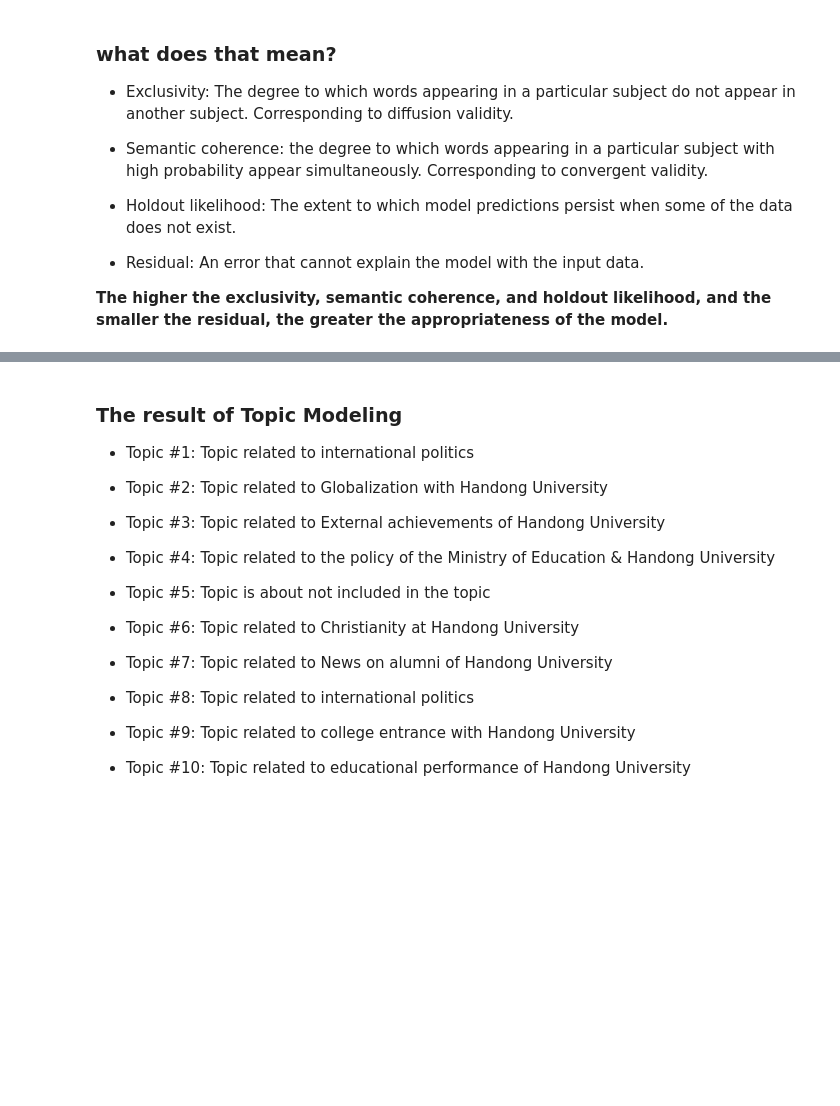
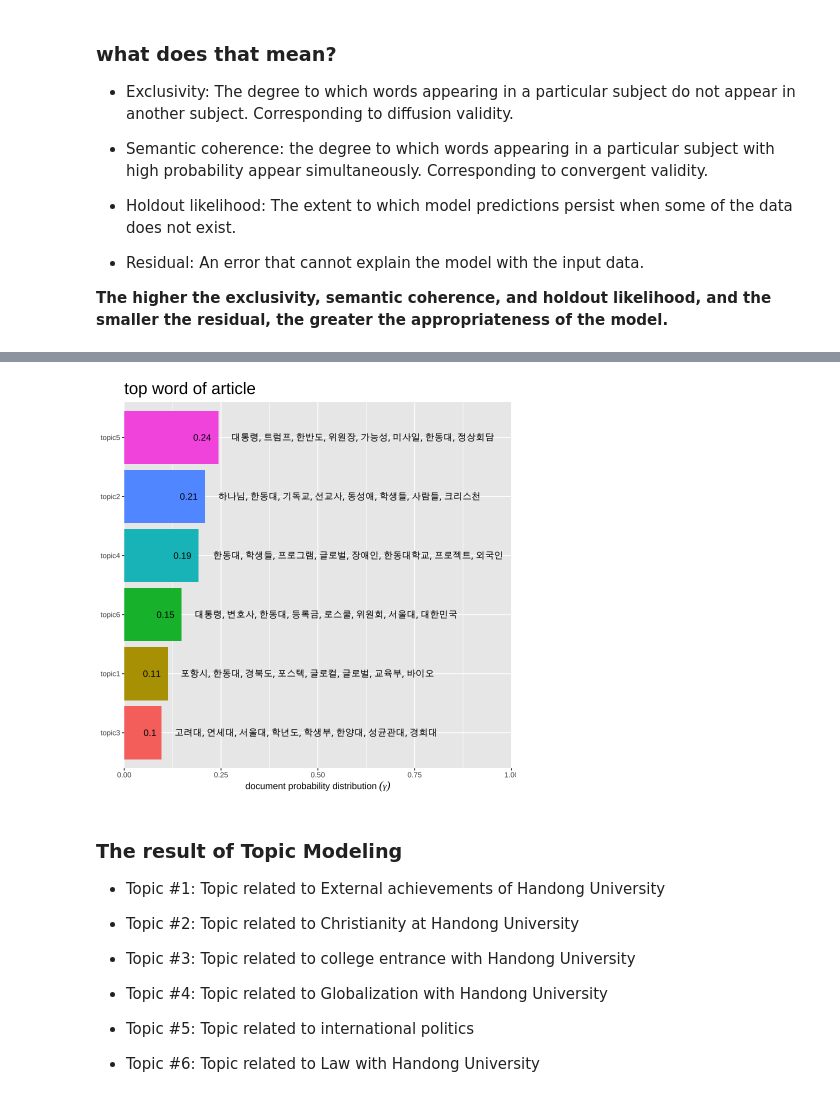
Before and after one commit to sorrychoe/topic-modeling-theory, a Jupyter notebook: notebook/Structural_Topic_Model.ipynb, the cells around one changed output, grey strips where cells are left out. Cells and saved outputs as stored; diff of their text form; code cells hidden in the pictures; blank space fills up the shorter version.

```diff
--- a/notebook/Structural_Topic_Model.ipynb
+++ b/notebook/Structural_Topic_Model.ipynb
@@ -304,22 +328,37 @@ td_beta |>
+# %%
+# show tops words per topic
+gamma_terms <- td_gamma |>
+  group_by(topic) |>
+  summarise(gamma = mean(gamma)) |>
+  left_join(top_terms, by = 'topic') |>
+  mutate(topic = str_c("topic", topic),
+         topic = reorder(topic, gamma))
+
+gamma_terms |>
+  ggplot(aes(x = gamma, y = topic, fill = topic)) +
+  geom_col(show.legend = F) +
+  geom_text(aes(label = round(gamma, 2)),
+            hjust = 1.4) +
+  geom_text(aes(label = terms),
+            hjust = -0.05) +
+  scale_x_continuous(expand = c(0, 0),
+                     limit = c(0, 1)) +
+  labs(x = expression("document probability distribution"~(gamma)), y = NULL,
+       title = "top word of article") +
+  theme(plot.title = element_text(size = 20))
+# %% [output]
+[figure, added]
 # %% [markdown]
 ### The result of Topic Modeling
 
-- Topic #1: Topic related to international politics
+- Topic #1: Topic related to External achievements of Handong University
 
-- Topic #2: Topic related to Globalization with Handong University
+- Topic #2: Topic related to Christianity at Handong University
 
-- Topic #3: Topic related to External achievements of Handong University
+- Topic #3: Topic related to college entrance with Handong University
 
-- Topic #4: Topic related to the policy of the Ministry of Education & Handong University
+- Topic #4: Topic related to Globalization with Handong University
 
-- Topic #5: Topic is about not included in the topic
+- Topic #5: Topic related to international politics
 
-- Topic #6: Topic related to Christianity at Handong University
-
-- Topic #7: Topic related to News on alumni of Handong University
-
-- Topic #8: Topic related to international politics
-
-- Topic #9: Topic related to college entrance with Handong University
-
-- Topic #10: Topic related to educational performance of Handong University
+- Topic #6: Topic related to Law with Handong University
```
Also changed, not shown: parts of 10 cells of this notebook.
